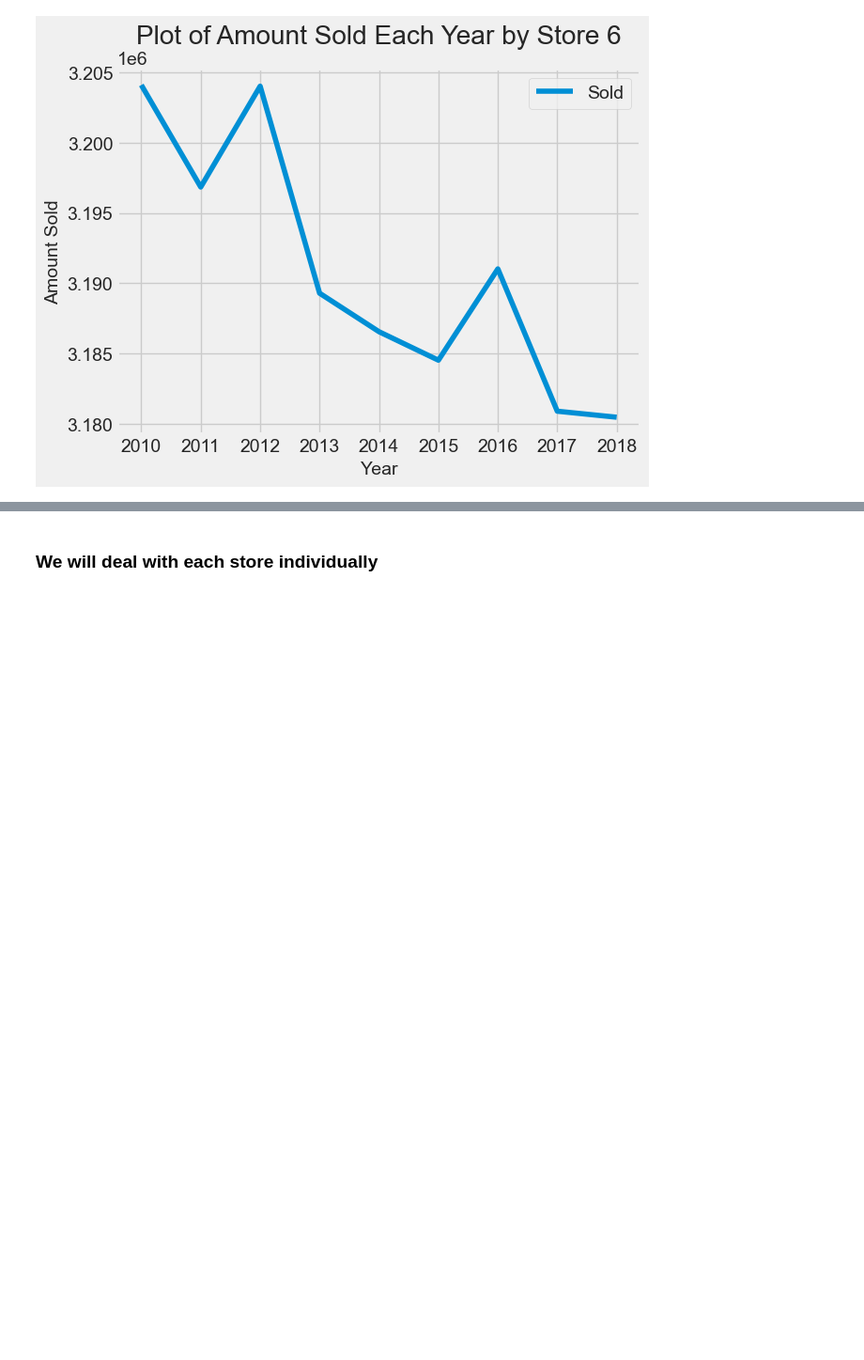
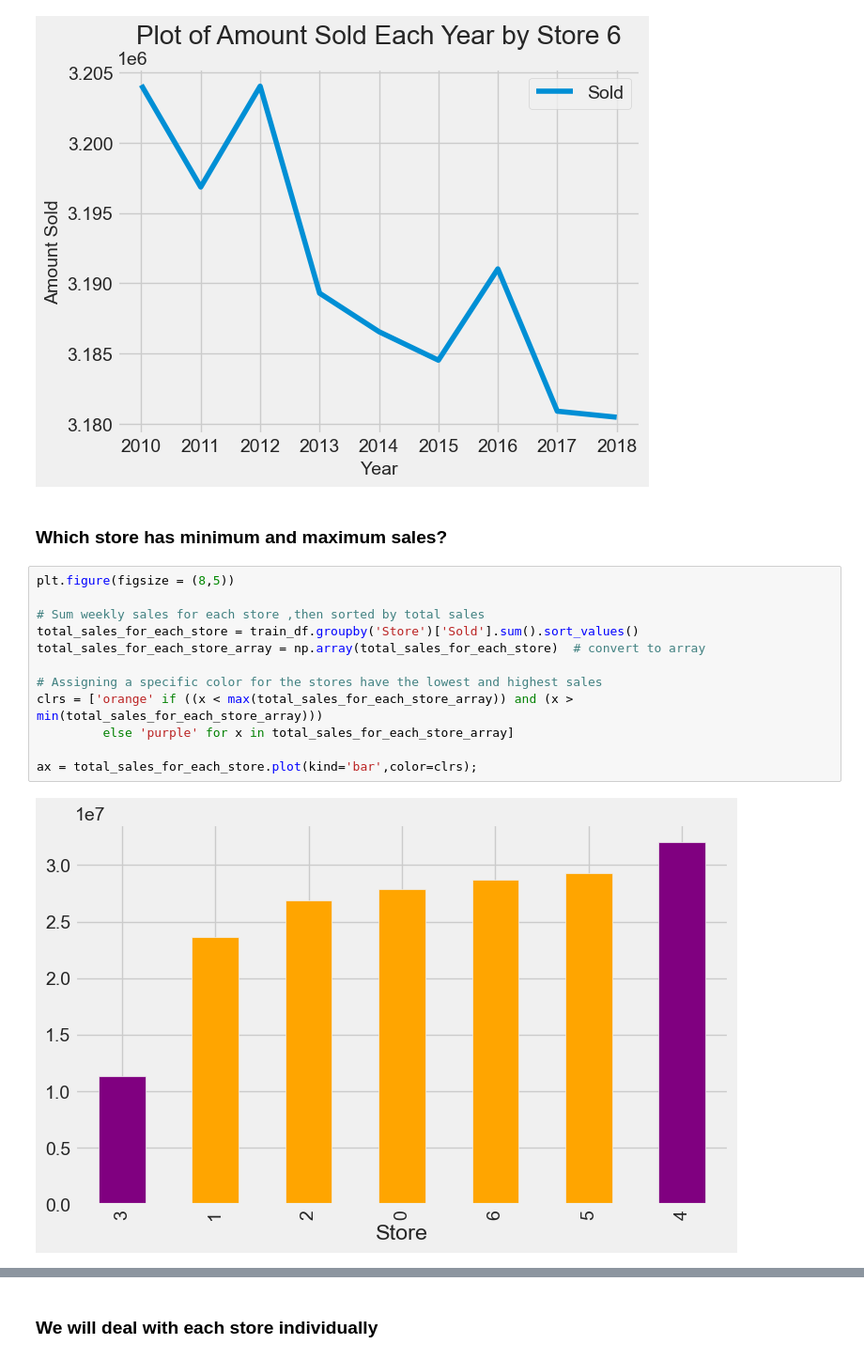
Before and after one commit to MANISH-KUMAR-CODES/forecasting-on-store-products, a Jupyter notebook: Time_Series_Forecasting_on_Store_Sales.ipynb, the cells around one changed output, grey strips where cells are left out. Shown at 94% size. Cells and saved outputs as stored; diff of their text form; blank space fills up the shorter version.

Commit message:
some graphs

```diff
--- a/Time_Series_Forecasting_on_Store_Sales.ipynb
+++ b/Time_Series_Forecasting_on_Store_Sales.ipynb
@@ -190,3 +190,19 @@ for i in range(train_df['Store'].nunique()):
 [figure]
 <Figure size 800x600 with 0 Axes>
 [figure]
+# %% [markdown]
+### Which store has minimum and maximum sales?
+# %%
+plt.figure(figsize = (8,5))
+
+# Sum weekly sales for each store ,then sorted by total sales
+total_sales_for_each_store = train_df.groupby('Store')['Sold'].sum().sort_values()
+total_sales_for_each_store_array = np.array(total_sales_for_each_store)  # convert to array
+
+# Assigning a specific color for the stores have the lowest and highest sales
+clrs = ['orange' if ((x < max(total_sales_for_each_store_array)) and (x > min(total_sales_for_each_store_array)))
+         else 'purple' for x in total_sales_for_each_store_array]
+
+ax = total_sales_for_each_store.plot(kind='bar',color=clrs);
+# %% [output]
+[figure, added]
```
Also changed, not shown: parts of 4 cells of this notebook.
